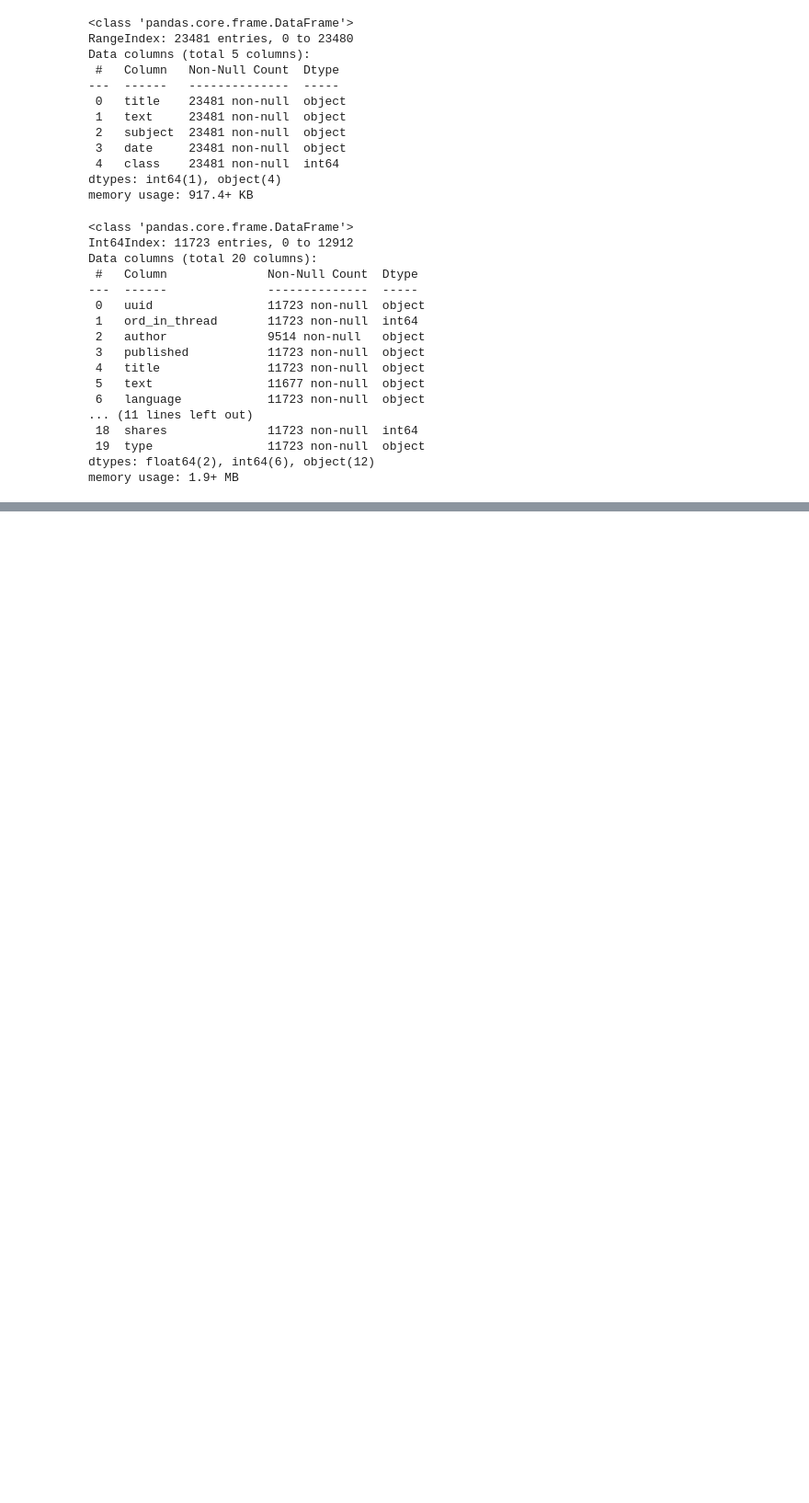
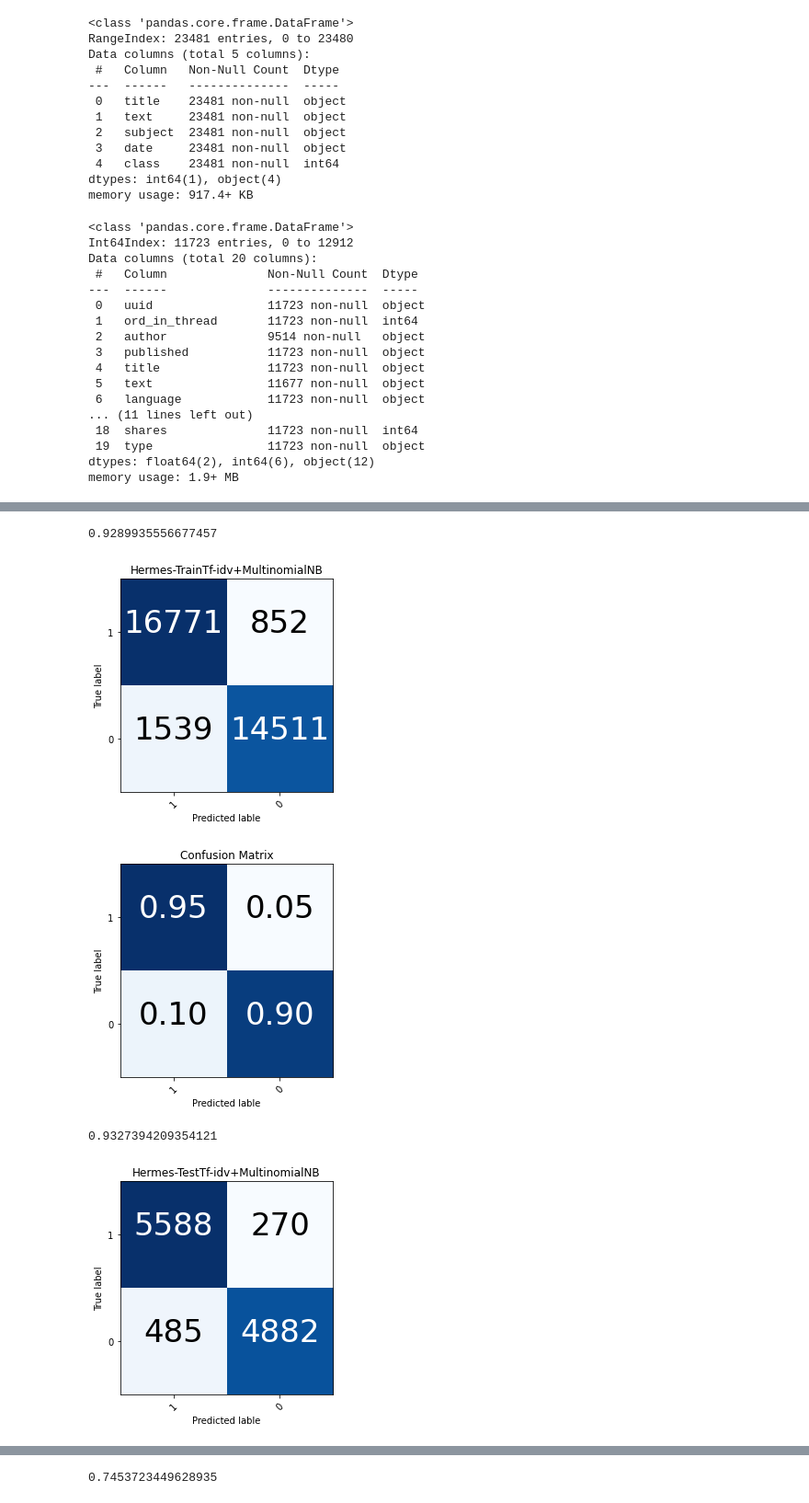
Before and after one commit to dimitroffangel/Phidipid, a Jupyter notebook: exploringnewsdata.ipynb, the cells around one changed output, grey strips where cells are left out. Shown: that part at 92% size. Saved outputs shown, nothing was run; the diff lists cells and outputs as text; code cells hidden in the pictures; blank space fills up the shorter version.

```diff
--- a/exploringnewsdata.ipynb
+++ b/exploringnewsdata.ipynb
@@ -255,0 +228,10 @@ plotClassifierResult(zeros, mercuryPrediction, numpy.flip(allNewsData['class'].u
+# %%
+countVectorizer = TfidfVectorizer(max_features=10000, ngram_range=(1,3), lowercase=False)
+classifier = MultinomialNB(alpha=0.01)
+transformClassify(countVectorizer, classifier, "Tf-idv+MultinomialNB")
+# %% [output]
+0.9289935556677457
+[figure, added]
+[figure, added]
+0.9327394209354121
+[figure, added]
@@ -255,0 +239 @@ plotClassifierResult(zeros, mercuryPrediction, numpy.flip(allNewsData['class'].u
+0.7453723449628935
```
Also changed, not shown: parts of 9 cells of this notebook.
